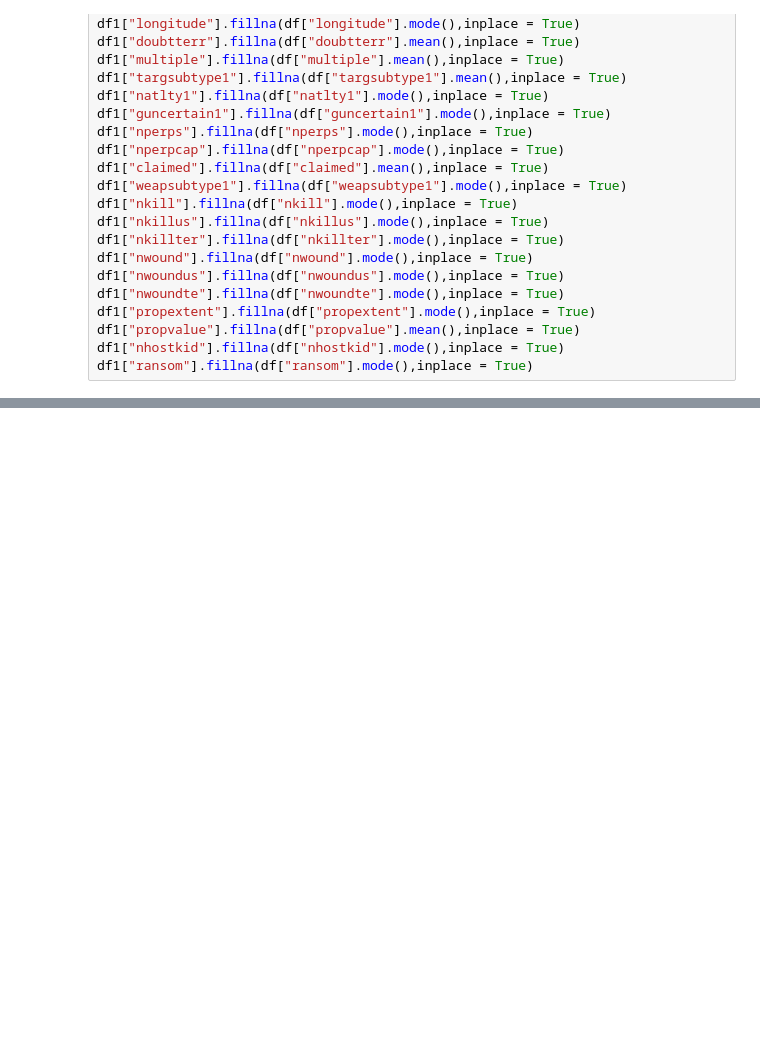
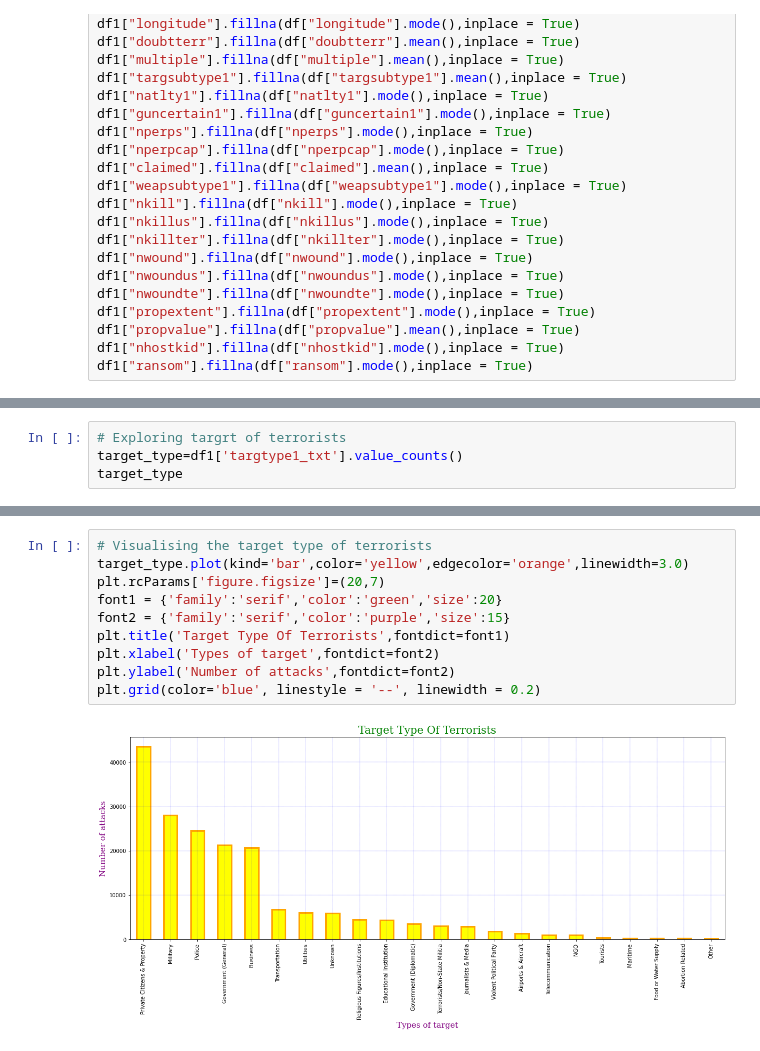
Before and after one commit to Gauravgade3/Global-Terrorism-Analysis, a Jupyter notebook: Global_Terrorism_Analysis_Capstone_Project.ipynb, the cells around one changed output, grey strips where cells are left out. Cells and saved outputs as stored; diff of their text form; blank space fills up the shorter version.

```diff
--- a/Global_Terrorism_Analysis_Capstone_Project.ipynb
+++ b/Global_Terrorism_Analysis_Capstone_Project.ipynb
@@ -300,0 +398,4 @@ df1["ransom"].fillna(df["ransom"].mode(),inplace = True)
+# %%
+# Exploring targrt of terrorists
+target_type=df1['targtype1_txt'].value_counts()
+target_type
@@ -300,0 +420,12 @@ df1["ransom"].fillna(df["ransom"].mode(),inplace = True)
+# %%
+# Visualising the target type of terrorists
+target_type.plot(kind='bar',color='yellow',edgecolor='orange',linewidth=3.0)
+plt.rcParams['figure.figsize']=(20,7)
+font1 = {'family':'serif','color':'green','size':20}
+font2 = {'family':'serif','color':'purple','size':15}
+plt.title('Target Type Of Terrorists',fontdict=font1)
+plt.xlabel('Types of target',fontdict=font2)
+plt.ylabel('Number of attacks',fontdict=font2)
+plt.grid(color='blue', linestyle = '--', linewidth = 0.2)
+# %% [output]
+[figure, added]
```
Also changed, not shown: parts of 12 cells of this notebook.
